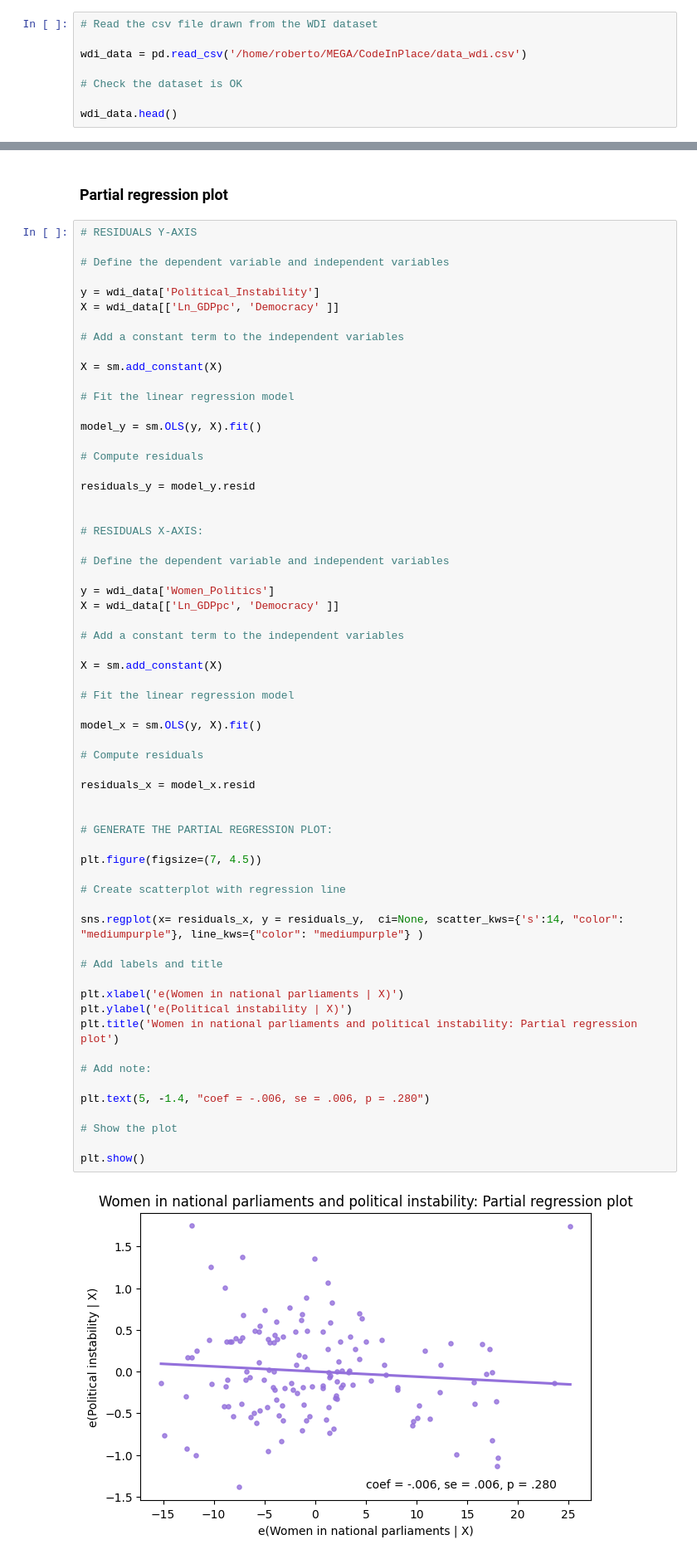
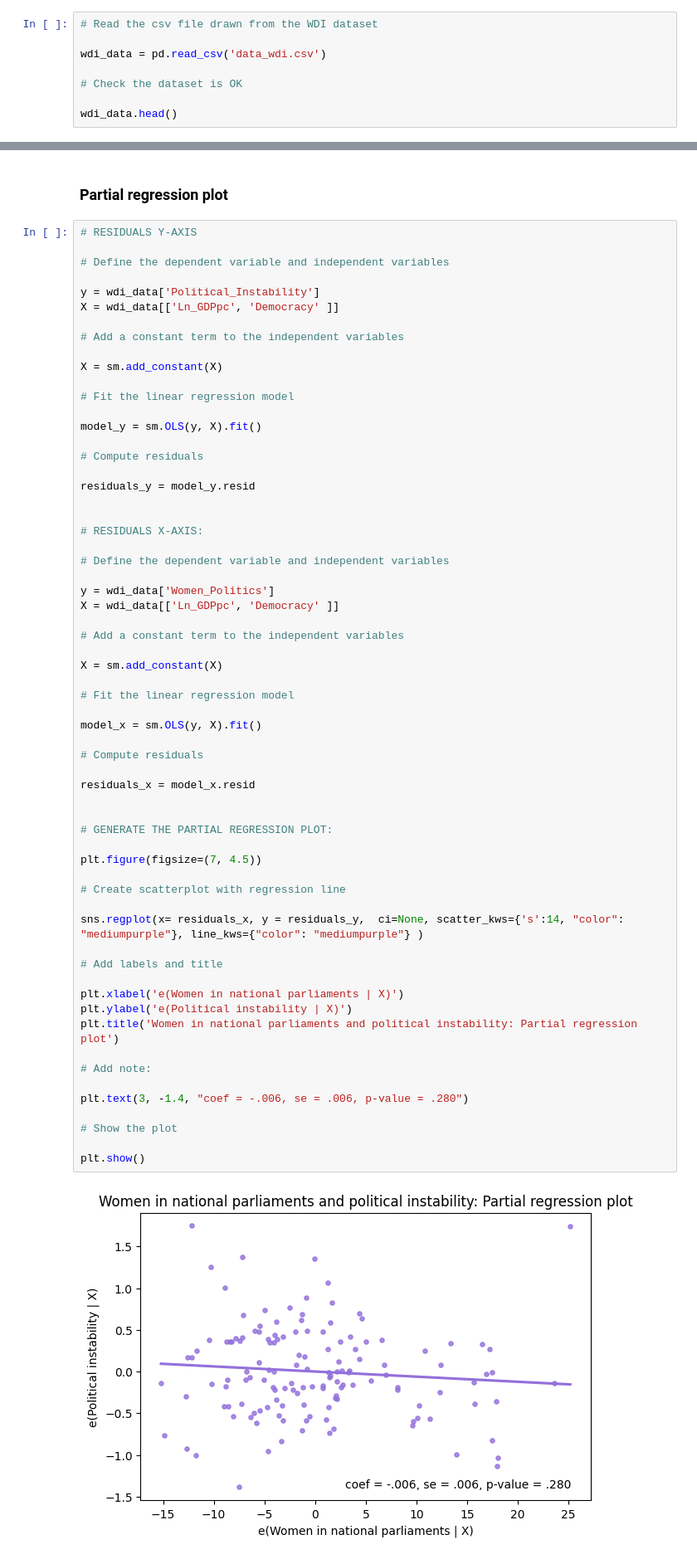
Before and after one commit to DmitriRazumikhin/CodeInPlace, a Jupyter notebook: FinalProject.ipynb, the cells around one changed output, grey strips where cells are left out. Shown at 83% size. Saved outputs shown, nothing was run; the diff lists cells and outputs as text.

```diff
--- a/FinalProject.ipynb
+++ b/FinalProject.ipynb
@@ -84,7 +84,7 @@ plt.show()
 # %%
 # Read the csv file drawn from the WDI dataset
 
-wdi_data = pd.read_csv('/home/roberto/MEGA/CodeInPlace/data_wdi.csv')
+wdi_data = pd.read_csv('data_wdi.csv')
 
 # Check the dataset is OK
 
@@ -290,32 +290,32 @@ X = sm.add_constant(X)
 # Fit the linear regression model
 
 model_x = sm.OLS(y, X).fit()
 
 # Compute residuals
 
 residuals_x = model_x.resid
 
 
 # GENERATE THE PARTIAL REGRESSION PLOT:
 
 plt.figure(figsize=(7, 4.5))
 
 # Create scatterplot with regression line
 
 sns.regplot(x= residuals_x, y = residuals_y,  ci=None, scatter_kws={'s':14, "color": "mediumpurple"}, line_kws={"color": "mediumpurple"} )
 
 # Add labels and title
 
 plt.xlabel('e(Women in national parliaments | X)')
 plt.ylabel('e(Political instability | X)')
 plt.title('Women in national parliaments and political instability: Partial regression plot')
 
 # Add note:
 
-plt.text(5, -1.4, "coef = -.006, se = .006, p = .280")
+plt.text(3, -1.4, "coef = -.006, se = .006, p-value = .280")
 
 # Show the plot
 
 plt.show()
 # %% [output]
-[figure, old version]
+[figure, new version]
```
Also changed, not shown: parts of 4 cells of this notebook.
